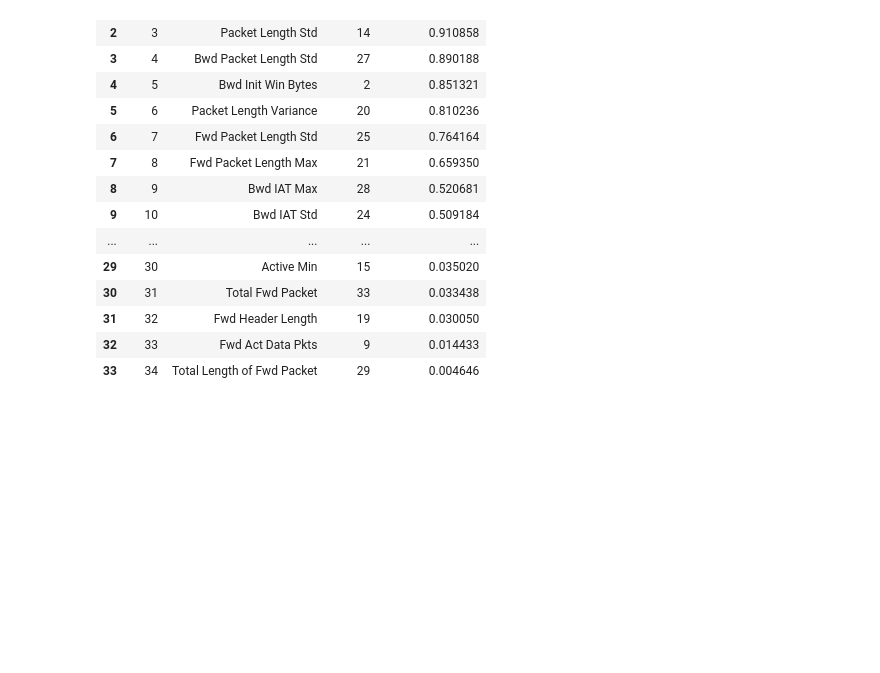
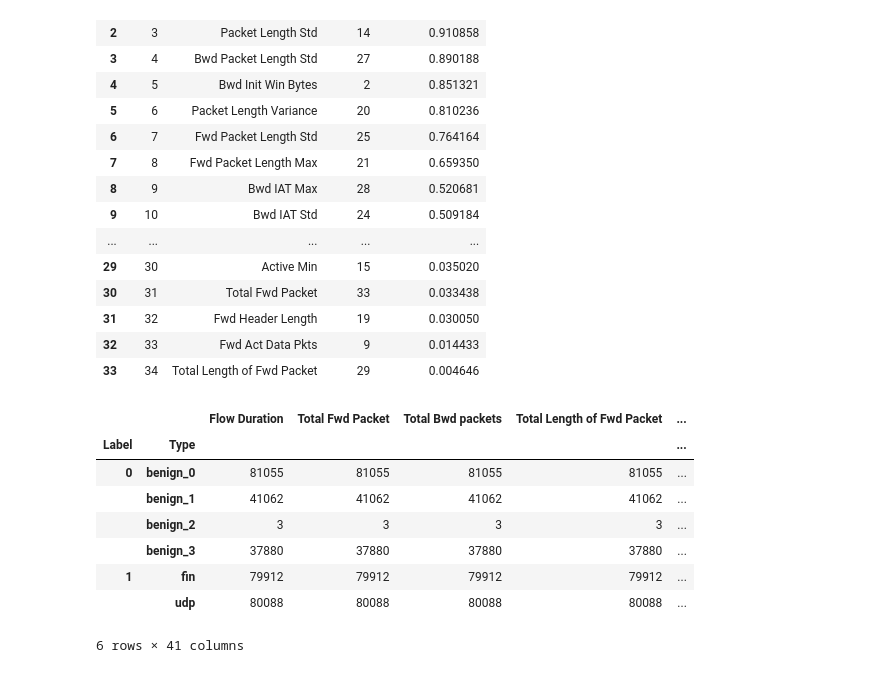
Before and after one commit to Sohag07Hasan/Collarborate-5G-NFs-with-Federated-Learning, a Jupyter notebook: feature_engineering/Feature_Analysis_for_Fed_&_non_Fed_nonIID.ipynb, the cells around one changed output. Cells and saved outputs as stored; diff of their text form; code cells hidden in the pictures; blank space fills up the shorter version.

```diff
--- a/feature_engineering/Feature_Analysis_for_Fed_&_non_Fed_nonIID.ipynb
+++ b/feature_engineering/Feature_Analysis_for_Fed_&_non_Fed_nonIID.ipynb
@@ -399,3 +399,17 @@ for i in range(1, 5):
 | 31 | 32 | Fwd Header Length | 19 | 0.030050 |
 | 32 | 33 | Fwd Act Data Pkts | 9 | 0.014433 |
 | 33 | 34 | Total Length of Fwd Packet | 29 | 0.004646 |
+# %%
+df = pd.read_csv("/home/sharedrive/PythonCodes/FL_IDS/IDS/feature_engineering/dataset_nonIID/client_1/fold_1/client_1_scaled_train_dataset.csv")
+# %%
+df.groupby(['Label', 'Type']).count()
+# %% [output]
+|  |  | Flow Duration | Total Fwd Packet | Total Bwd packets | Total Length of Fwd Packet | ... |
+| Label | Type |  |  |  |  | ... |
+| 0 | benign_0 | 81055 | 81055 | 81055 | 81055 | ... |
+|  | benign_1 | 41062 | 41062 | 41062 | 41062 | ... |
+|  | benign_2 | 3 | 3 | 3 | 3 | ... |
+|  | benign_3 | 37880 | 37880 | 37880 | 37880 | ... |
+| 1 | fin | 79912 | 79912 | 79912 | 79912 | ... |
+|  | udp | 80088 | 80088 | 80088 | 80088 | ... |
+6 rows × 41 columns
```
Also changed, not shown: parts of 2 cells of this notebook, 3 other files.
